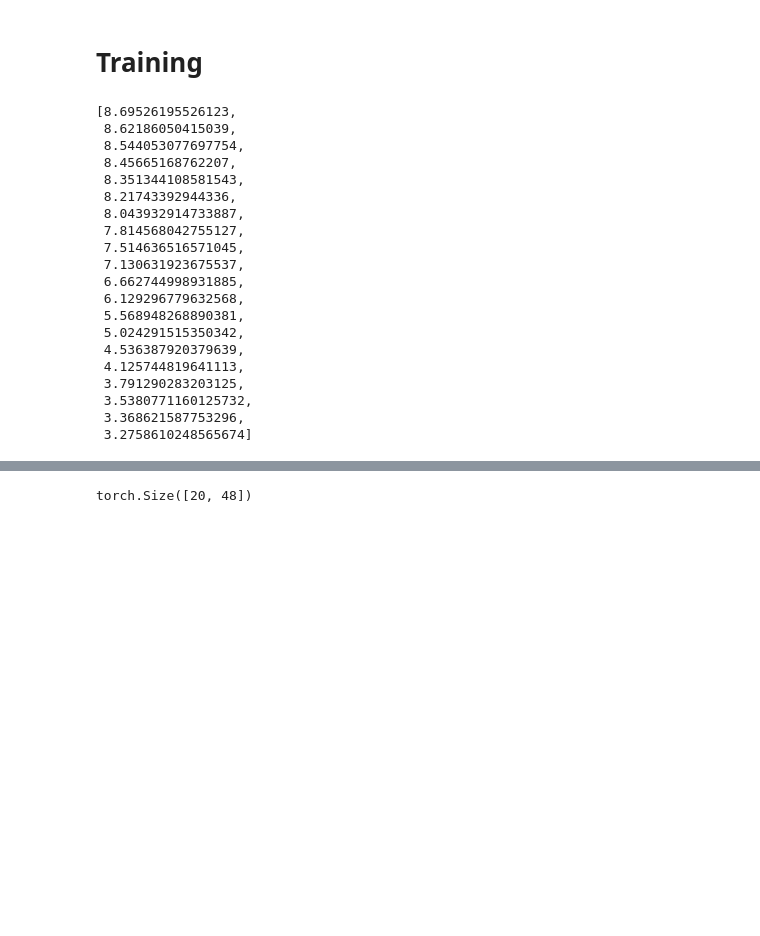
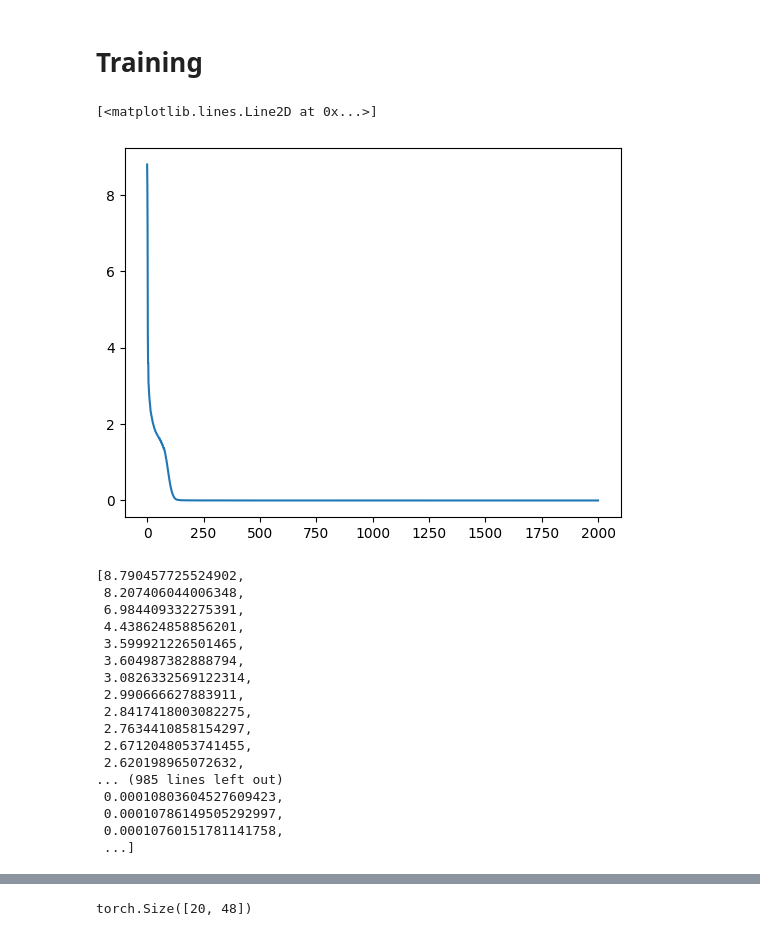
Before and after one commit to Mohamad-Atif1/CTC_loss_PyTorch, a Jupyter notebook: arabic-persian.ipynb, the cells around one changed output, grey strips where cells are left out. Saved outputs shown, nothing was run; the diff lists cells and outputs as text; code cells hidden in the pictures; blank space fills up the shorter version.

```diff
--- a/arabic-persian.ipynb
+++ b/arabic-persian.ipynb
@@ -180,16 +180,15 @@ class MyRNN(nn.Module):
         self.hidden_size = hidden_size
         self.num_layers = num_layers
         self.bi = bi
+        self.D = 2 if self.bi else 1
         self.gru = nn.GRU(input_size,hidden_size,num_layers,bidirectional=bi,batch_first=True)
-        self.linear1 = nn.Linear(hidden_size,hidden_size)
-        self.linear2 = nn.Linear(hidden_size,num_output+2) # +1 for the blank ctc
+        self.linear1 = nn.Linear(self.D*hidden_size,self.D*hidden_size)
+        self.linear2 = nn.Linear(self.D*hidden_size,num_output+2) # +1 for the blank ctc
 
 
     def forward(self,x):
-        D = 2 if self.bi else 1
-        h0 = torch.zeros(D*self.num_layers,x.size(0),self.hidden_size)
+        h0 = torch.zeros(self.D*self.num_layers,x.size(0),self.hidden_size)
         out,hn = self.gru(x,h0)
-#         print(out.shape)
         out = self.linear1(F.relu(out))
         out = self.linear2(out)
         out = F.log_softmax(out,dim=2)
@@ -229,13 +228,13 @@ class MyModel(nn.Module):
 # Training
 # %%
 loss_fn =  nn.CTCLoss(blank=0)
-model = MyModel(50,1,False)
+model = MyModel(300,2,True)
 lr = 1e-3
 optim = opt.Adam(model.parameters(),lr=lr)
 
 batch = next(iter(train_loader))
 train_loss = []
-for epoch in range (20):
+for epoch in range (2000):
     losses = 0
     for batch in train_loader:
         x,y = batch[0],batch[1]
@@ -249,29 +248,31 @@ for epoch in range (20):
         losses += loss.item()
 
     train_loss.append(losses/len(train_loader))
+# %%
+plt.plot(train_loss)
+# %% [output]
+[<matplotlib.lines.Line2D at 0x...>]
+[figure, added]
 # %%
 train_loss
 # %% [output]
-[8.69526195526123,
- 8.62186050415039,
- 8.544053077697754,
- 8.45665168762207,
- 8.351344108581543,
- 8.21743392944336,
- 8.043932914733887,
- 7.814568042755127,
- 7.514636516571045,
- 7.130631923675537,
- 6.662744998931885,
- 6.129296779632568,
- 5.568948268890381,
- 5.024291515350342,
- 4.536387920379639,
- 4.125744819641113,
- 3.791290283203125,
- 3.5380771160125732,
- 3.368621587753296,
- 3.2758610248565674]
+[8.790457725524902,
+ 8.207406044006348,
+ 6.984409332275391,
+ 4.438624858856201,
+ 3.599921226501465,
+ 3.604987382888794,
+ 3.0826332569122314,
+ 2.990666627883911,
+ 2.8417418003082275,
+ 2.7634410858154297,
+ 2.6712048053741455,
+ 2.620198965072632,
+... (985 lines left out)
+ 0.00010803604527609423,
+ 0.00010786149505292997,
+ 0.00010760151781141758,
+ ...]
 # %%
 for i in range(100):
     T = 50      # Input sequence length
```
Also changed, not shown: parts of 4 cells of this notebook.
